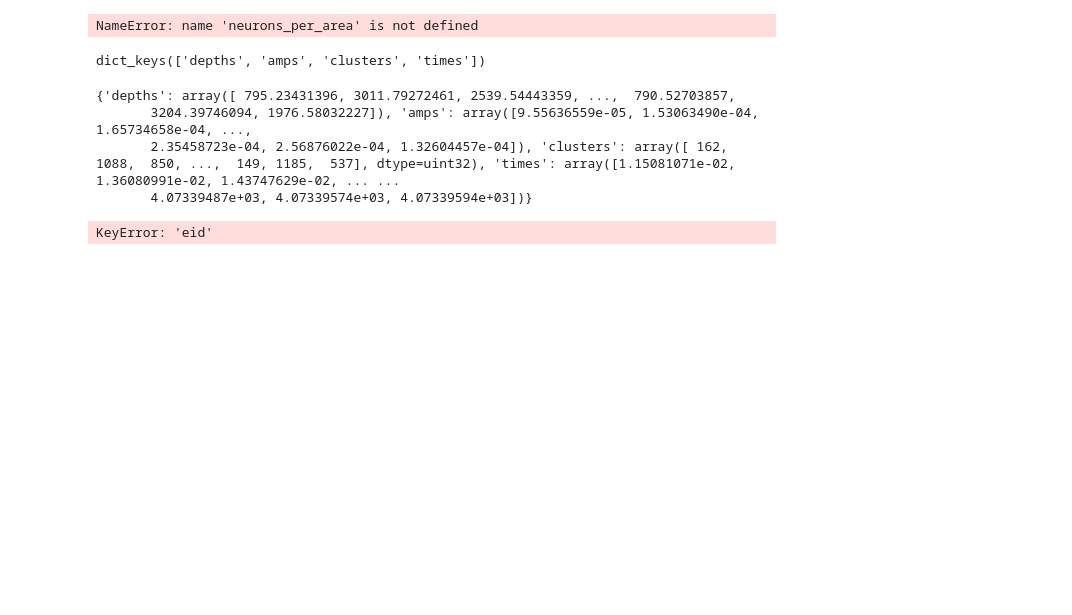
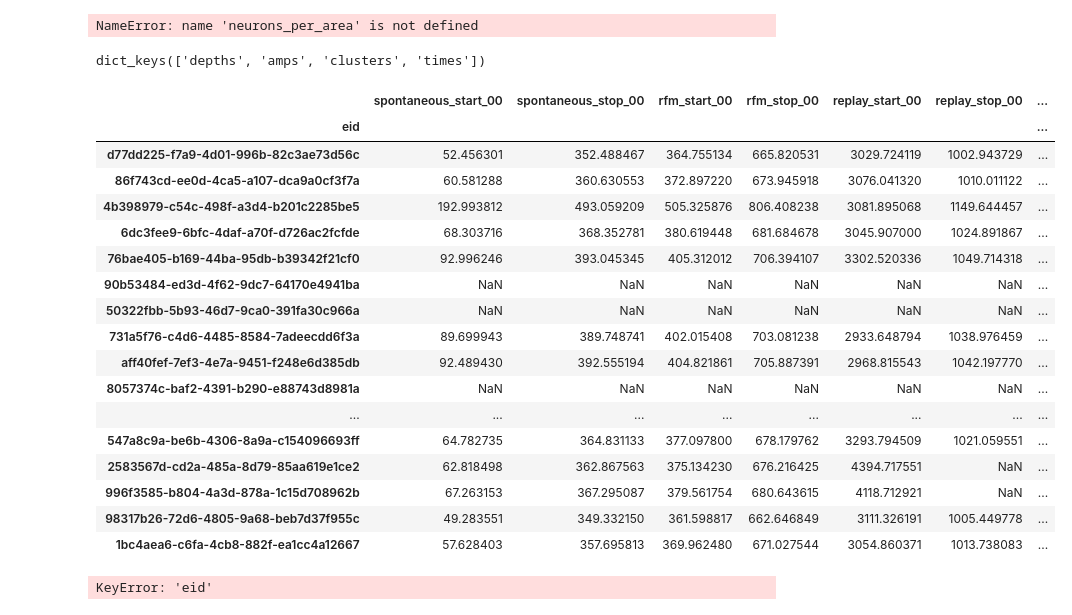
Before and after one commit to ja-94/psychedelics, a Jupyter notebook: 02_PCA.ipynb, the cells around one changed output. Saved outputs shown, nothing was run; the diff lists cells and outputs as text; code cells hidden in the pictures; blank space fills up the shorter version.

Commit message:
Troubleshooting issues in PCA file, getting and error when indexing df_spikes by 'eid'. Going back and forth between PCA and download notebooks.

```diff
--- a/02_PCA.ipynb
+++ b/02_PCA.ipynb
@@ -688,18 +688,37 @@ for pid in psychedelic_insertions_spikes:
 # %%
 #From Davide
 import pandas as pd
 import numpy as np
 from sklearn.decomposition import PCA
 from sklearn.preprocessing import MinMaxScaler
 spikes_file = '/home/openlab/Desktop/Jaime/Code/psychedelics/Data/eids/4b398979-c54c-498f-a3d4-b201c2285be5/a4d69060-1834-4c71-87fe-24eec1988bce/spikes.pkl'
 eid = '4b398979-c54c-498f-a3d4-b201c2285be5'
 df_spikes = pd.read_pickle(spikes_file)
 print (df_spikes.keys())
+df_timings = pd.read_csv('metadata/protocol_timings.csv').set_index('eid')
+df_timings
 # %% [output]
 dict_keys(['depths', 'amps', 'clusters', 'times'])
+|  | spontaneous_start_00 | spontaneous_stop_00 | rfm_start_00 | rfm_stop_00 | replay_start_00 | replay_stop_00 | ... |
+| eid |  |  |  |  |  |  | ... |
+| d77dd225-f7a9-4d01-996b-82c3ae73d56c | 52.456301 | 352.488467 | 364.755134 | 665.820531 | 3029.724119 | 1002.943729 | ... |
+| 86f743cd-ee0d-4ca5-a107-dca9a0cf3f7a | 60.581288 | 360.630553 | 372.897220 | 673.945918 | 3076.041320 | 1010.011122 | ... |
+| 4b398979-c54c-498f-a3d4-b201c2285be5 | 192.993812 | 493.059209 | 505.325876 | 806.408238 | 3081.895068 | 1149.644457 | ... |
+| 6dc3fee9-6bfc-4daf-a70f-d726ac2fcfde | 68.303716 | 368.352781 | 380.619448 | 681.684678 | 3045.907000 | 1024.891867 | ... |
+| 76bae405-b169-44ba-95db-b39342f21cf0 | 92.996246 | 393.045345 | 405.312012 | 706.394107 | 3302.520336 | 1049.714318 | ... |
+| 90b53484-ed3d-4f62-9dc7-64170e4941ba | NaN | NaN | NaN | NaN | NaN | NaN | ... |
+| 50322fbb-5b93-46d7-9ca0-391fa30c966a | NaN | NaN | NaN | NaN | NaN | NaN | ... |
+| 731a5f76-c4d6-4485-8584-7adeecdd6f3a | 89.699943 | 389.748741 | 402.015408 | 703.081238 | 2933.648794 | 1038.976459 | ... |
+| aff40fef-7ef3-4e7a-9451-f248e6d385db | 92.489430 | 392.555194 | 404.821861 | 705.887391 | 2968.815543 | 1042.197770 | ... |
+| 8057374c-baf2-4391-b290-e88743d8981a | NaN | NaN | NaN | NaN | NaN | NaN | ... |
+| ... | ... | ... | ... | ... | ... | ... | ... |
+| 547a8c9a-be6b-4306-8a9a-c154096693ff | 64.782735 | 364.831133 | 377.097800 | 678.179762 | 3293.794509 | 1021.059551 | ... |
+| 2583567d-cd2a-485a-8d79-85aa619e1ce2 | 62.818498 | 362.867563 | 375.134230 | 676.216425 | 4394.717551 | NaN | ... |
+| 996f3585-b804-4a3d-878a-1c15d708962b | 67.263153 | 367.295087 | 379.561754 | 680.643615 | 4118.712921 | NaN | ... |
+| 98317b26-72d6-4805-9a68-beb7d37f955c | 49.283551 | 349.332150 | 361.598817 | 662.646849 | 3111.326191 | 1005.449778 | ... |
+| 1bc4aea6-c6fa-4cb8-882f-ea1cc4a12667 | 57.628403 | 357.695813 | 369.962480 | 671.027544 | 3054.860371 | 1013.738083 | ... |
 # %%
 
-df_timings = pd.read_csv('metadata/protocol_timings.csv').set_index('eid')
 # Keep only spikes from experiments with have valid timings
 df_spikes = df_spikes[np.isin(df_spikes['eid'], df_timings.dropna().index)]
 # Deicde on time range to consider (& bin width for spike counts)
@@ -724,11 +743,7 @@ for idx, session in df_spikes.groupby('eid'):
     # Skree plot
     ax.plot(pca.explained_variance_ratio_)
 # %% [output]
-{'depths': array([ 795.23431396, 3011.79272461, 2539.54443359, ...,  790.52703857,
-       3204.39746094, 1976.58032227]), 'amps': array([9.55636559e-05, 1.53063490e-04, 1.65734658e-04, ...,
-       2.35458723e-04, 2.56876022e-04, 1.32604457e-04]), 'clusters': array([ 162, 1088,  850, ...,  149, 1185,  537], dtype=uint32), 'times': array([1.15081071e-02, 1.36080991e-02, 1.43747629e-02, ... ...
-       4.07339487e+03, 4.07339574e+03, 4.07339594e+03])}
+KeyError: 'eid'
-KeyError: 'eid'
 # %%
 #From Davide
 
```
Also changed, not shown: 2 other files.
